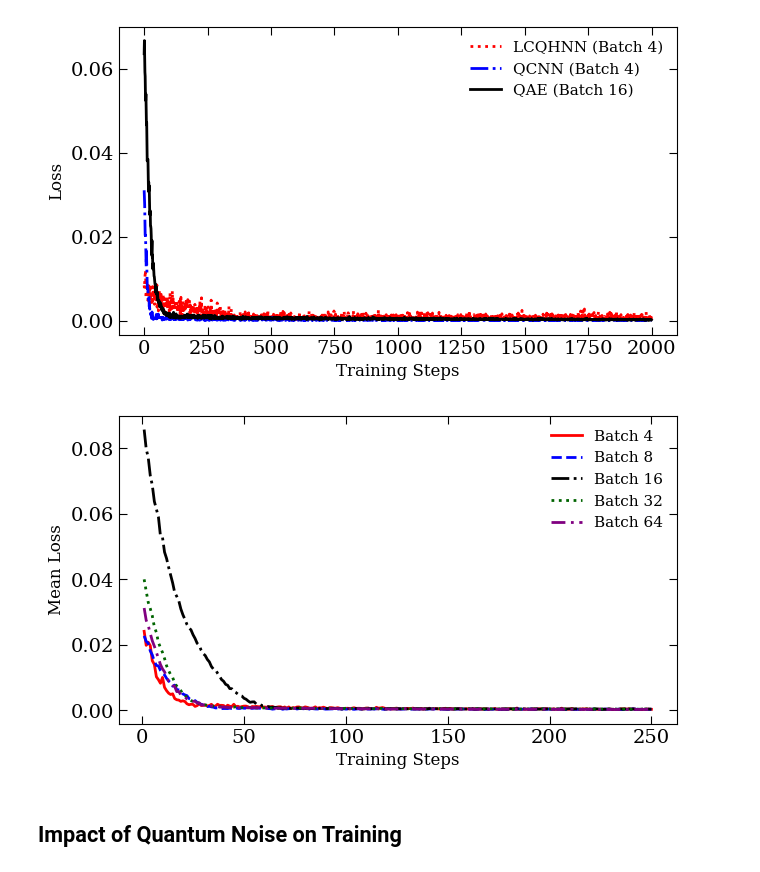
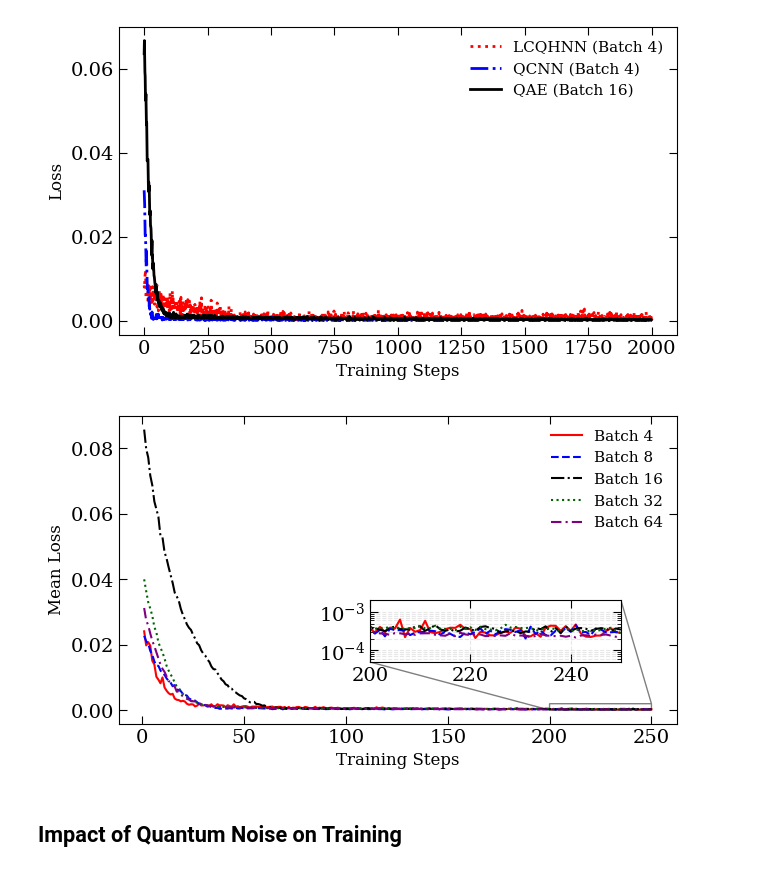
Before and after one commit to quantum-cesar-lab/HE-Quantum-Anomaly-Detection, a Jupyter notebook: notebooks/views.ipynb, the cells around one changed output. Saved outputs shown, nothing was run; the diff lists cells and outputs as text; code cells hidden in the pictures.

Commit message:
update graphic

```diff
--- a/notebooks/views.ipynb
+++ b/notebooks/views.ipynb
@@ -135,40 +135,66 @@ plt.show()
 [figure]
 # %%
 batch_list = [4, 8, 16, 32, 64]
+colors = ['red', 'blue', 'black', 'darkgreen', 'purple']
+linestyles = ['-', '--', '-.', ':', (0, (5, 2, 1, 2))]
 
-# 1. Definindo cores tradicionais e uma 5ª cor (ex: roxo/purple ou laranja/orange) para o batch 64
-colors = ['red', 'blue', 'black', 'darkgreen', 'purple']
+fig, ax = plt.subplots()
 
-# 2. Definindo estilos de linha diferentes para facilitar a visualização em preto e branco (acessibilidade)
-# '-' = solid, '--' = dashed, '-.' = dash-dot, ':' = dotted, (0, (5, 2, 1, 2)) = dash-dot-dot
-linestyles = ['-', '--', '-.', ':', (0, (5, 2, 1, 2))]
+# Cria a caixa de zoom (ajuste o y0 = 0.40 se precisar descer mais)
+axins = ax.inset_axes([0.45, 0.20, 0.45, 0.20])
 
 for i, batch_size in enumerate(batch_list):
     f_name = f'../results/training/QCNN/QCNN_B{batch_size:02d}S250_LOSS_H_MEAN.npy'
     dat = np.loadtxt(f_name)
+
     mean_loss = np.mean(dat, axis=0)
+    steps = range(1, len(mean_loss) + 1)
 
-    # 3. Gerar o gráfico passando a cor, o estilo e melhorando o texto da legenda
-    plt.plot(
-        range(1, len(mean_loss) + 1),
+    # 1. Desenha no gráfico principal (Escala Normal/Linear)
+    ax.plot(
+        steps,
         mean_loss,
         label=f'Batch {batch_size}',
         color=colors[i],
-        linestyle=linestyles[i]
+        linestyle=linestyles[i],
+        linewidth=1.5
     )
 
-# 4. Ajustando os labels dos eixos para o padrão em inglês acadêmico
-plt.xlabel('Training Steps')
-plt.ylabel('Mean Loss')
+    # 2. Desenha no gráfico de zoom
+    axins.plot(
+        steps,
+        mean_loss,
+        color=colors[i],
+        linestyle=linestyles[i],
+        linewidth=1.5
+    )
 
-# Legenda sem borda (fica mais elegante em artigos)
-plt.legend(loc='best', frameon=False)
+ax.set_xlabel('Training Steps')
+ax.set_ylabel('Mean Loss')
+ax.legend(loc='upper right', frameon=False)
 
-# 5. Salvar/Exibir
-plt.savefig('../results/plots/mean_loss_plot.pdf', dpi=300, bbox_inches='tight') # Formato PDF/EPS costuma ser melhor para submissão na IEEE
+# --- CONFIGURAÇÕES DO ZOOM ---
+# 3. Limita o eixo X do zoom para os últimos 50 steps
+x1, x2 = 200, 250
+axins.set_xlim(x1, x2)
+
+y_min = 0.00005
+y_max = 0.002
+axins.set_ylim(y_min, y_max)
+
+# 4. Aplica a escala Logarítmica APENAS no zoom
+axins.set_yscale('log')
+
+# (Opcional) Adiciona uma grade sutil no zoom para facilitar a leitura das linhas separadas
+axins.grid(True, which="both", alpha=0.3, linestyle='--')
+
+# 5. Desenha as linhas guias do zoom
+ax.indicate_inset_zoom(axins, edgecolor="black", alpha=0.5)
+
+plt.savefig('../results/plots/mean_loss_linear_with_log_zoom.pdf', dpi=300, bbox_inches='tight')
 plt.show()
 # %% [output]
-[figure, old version]
+[figure, new version]
 # %% [markdown]
 ## Impact of Quantum Noise on Training
 # %%
```
Also changed, not shown: 2 other files.
